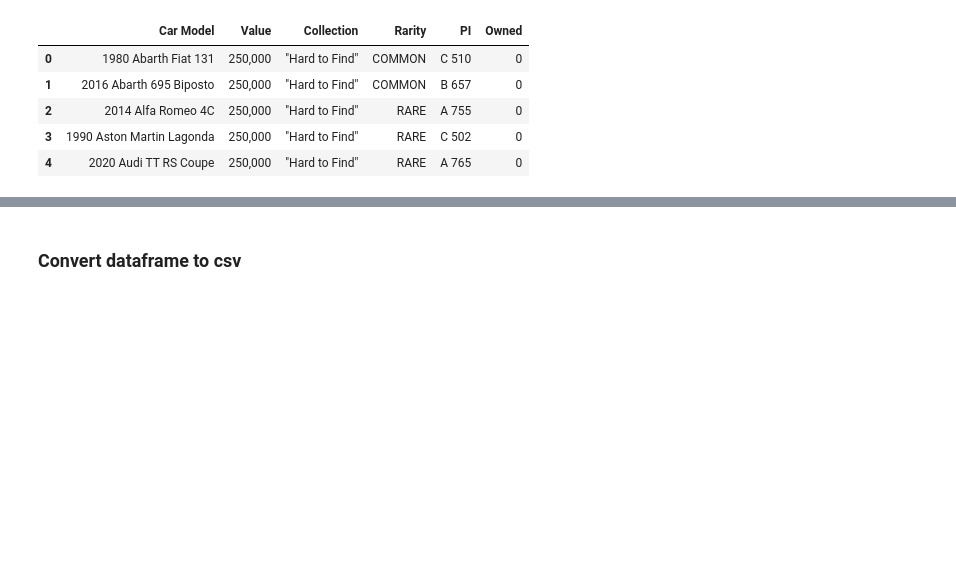
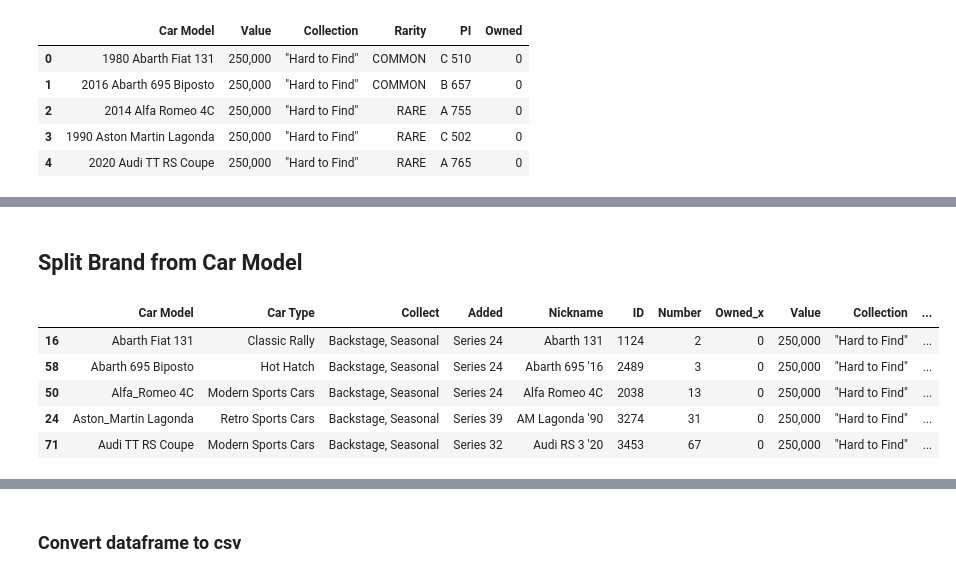
Before and after one commit to iaspidem/fh-cars-list, a Jupyter notebook: fh5-process-ext.ipynb, the cells around one changed output, grey strips where cells are left out. Drawn from its saved outputs; the diff is of its cells as text; code cells hidden in the pictures; blank space fills up the shorter version.

```diff
--- a/fh5-process-ext.ipynb
+++ b/fh5-process-ext.ipynb
@@ -509,0 +522,21 @@ df_missing_master.head()
+# %% [markdown]
+## Split Brand from Car Model
+# %%
+df1 = df_missing_master.iloc[df_missing_master["Car Model"].str.contains("Alfa|Aston|Auto Union|Automobili Pininfarina|Extreme E|Formula Drift|Forsberg Racing|Funco Motorsports|Land Rover|Local Motors|RJ Anderson|SIERRA Cars|Spania GTA|Universal Studios|W Motors")]
+df1["Car Model"] = df1["Car Model"].str.replace(" ", "_", n=1)
+df_hw = df_missing_master.iloc[df_missing_master["Car Model"].str.contains("Hot Wheels")]
+df_hw = df_hw.loc[~df_hw["Car Model"].str.contains("Brabham|Chevrolet|Hennessey|Mosler|SUBARU|Schuppan|SIERRA")]
+df_hw["Car Model"] = df_hw["Car Model"].str.replace(" ", "_", n=1)
+df2 = df_missing_master.iloc[df_missing_master["Car Model"].str.contains("AMG Transport|Casey Currie|Fast and Furious|Gordon Murray|Lynk & Co")]
+df2["Car Model"] = df2["Car Model"].str.replace(" ", "_", n=2)
+df_missing_master.update(df1)
+df_missing_master.update(df2)
+df_missing_master.update(df_hw)
+df_missing_master.head()
+# %% [output]
+|  | Car Model | Car Type | Collect | Added | Nickname | ID | Number | Owned_x | Value | Collection | ... |
+| 16 | Abarth Fiat 131 | Classic Rally | Backstage, Seasonal | Series 24 | Abarth 131 | 1124 | 2 | 0 | 250,000 | "Hard to Find" | ... |
+| 58 | Abarth 695 Biposto | Hot Hatch | Backstage, Seasonal | Series 24 | Abarth 695 '16 | 2489 | 3 | 0 | 250,000 | "Hard to Find" | ... |
+| 50 | Alfa_Romeo 4C | Modern Sports Cars | Backstage, Seasonal | Series 24 | Alfa Romeo 4C | 2038 | 13 | 0 | 250,000 | "Hard to Find" | ... |
+| 24 | Aston_Martin Lagonda | Retro Sports Cars | Backstage, Seasonal | Series 39 | AM Lagonda '90 | 3274 | 31 | 0 | 250,000 | "Hard to Find" | ... |
+| 71 | Audi TT RS Coupe | Modern Sports Cars | Backstage, Seasonal | Series 32 | Audi RS 3 '20 | 3453 | 67 | 0 | 250,000 | "Hard to Find" | ... |
```
Also changed, not shown: parts of 5 cells of this notebook.
